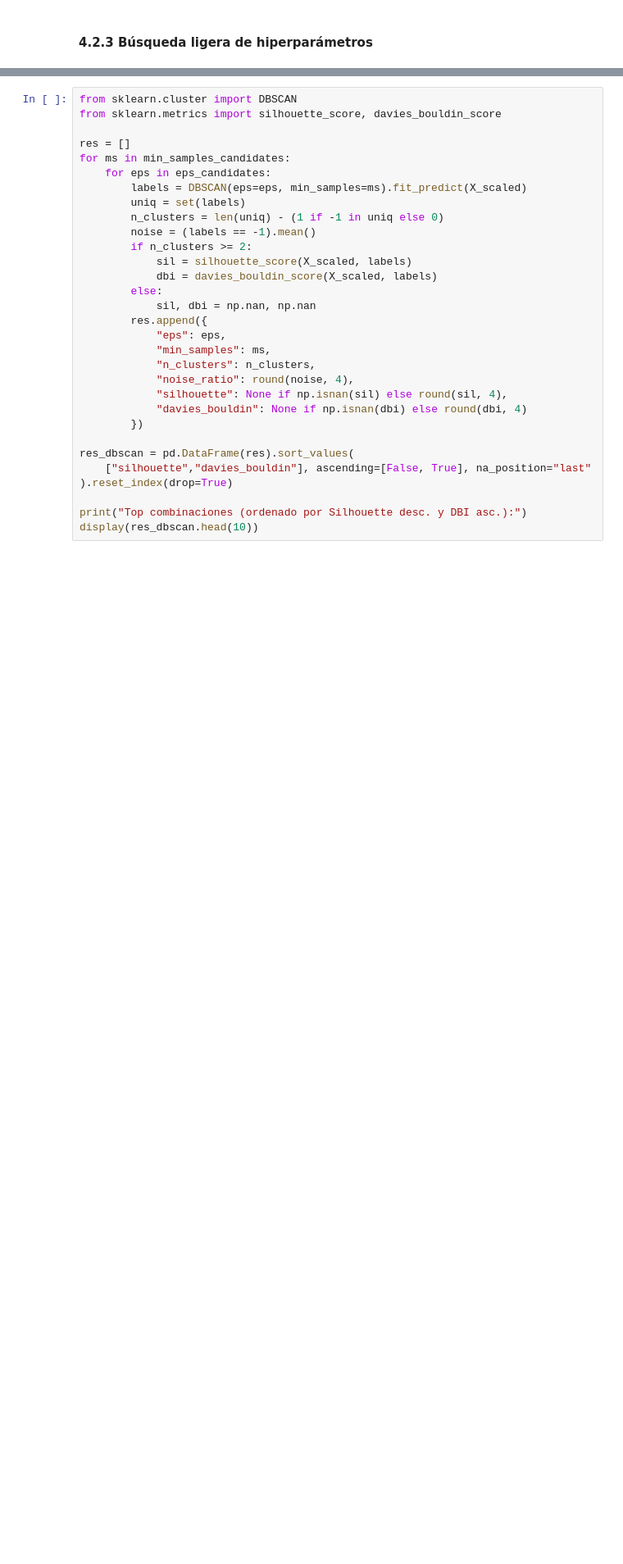
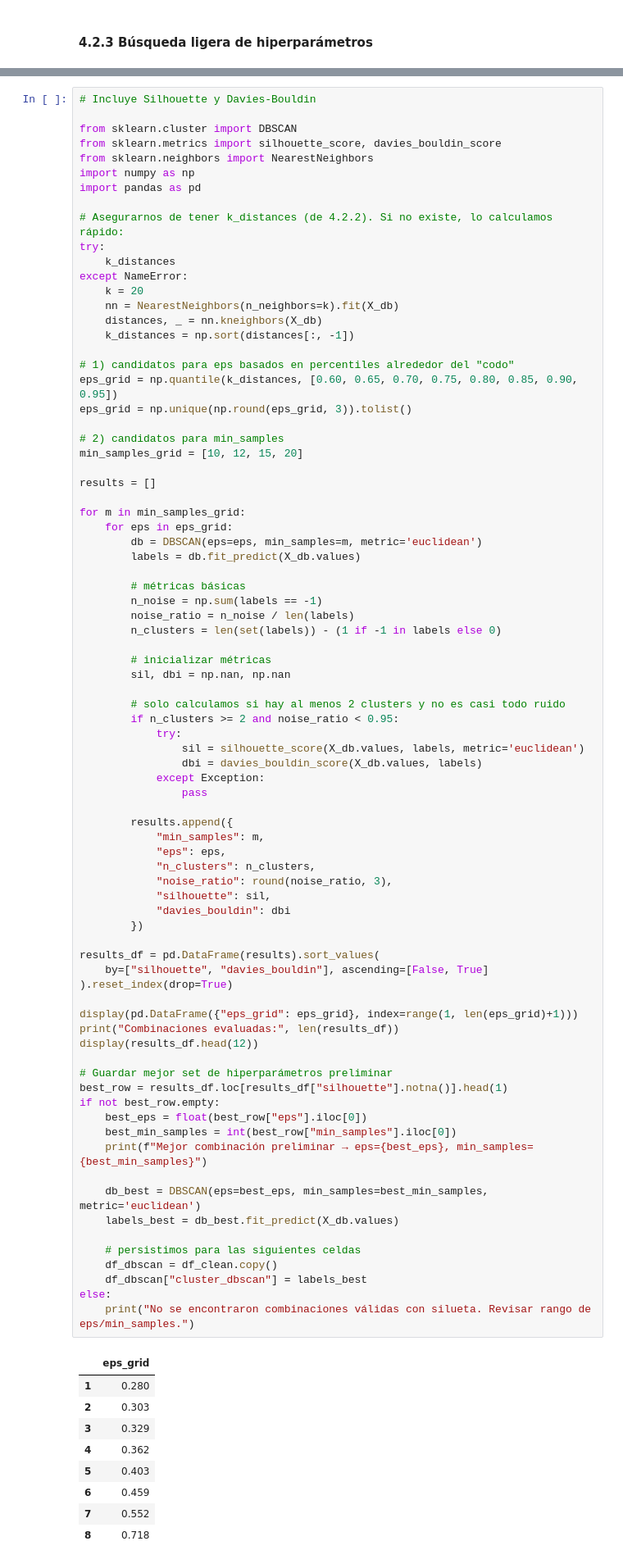
Before and after one commit to carvafel/Laboratorio-2, a Jupyter notebook: Lab2.ipynb, the cells around one changed output, grey strips where cells are left out. Shown at 82% size. Drawn from its saved outputs; the diff is of its cells as text; blank space fills up the shorter version.

```diff
--- a/Lab2.ipynb
+++ b/Lab2.ipynb
@@ -983,32 +980,90 @@ _El bloque puede tardar unos minutos porque evalúa múltiples corridas sobre to
 # %%
+# Incluye Silhouette y Davies-Bouldin
+
 from sklearn.cluster import DBSCAN
 from sklearn.metrics import silhouette_score, davies_bouldin_score
+from sklearn.neighbors import NearestNeighbors
+import numpy as np
+import pandas as pd
 
-res = []
-for ms in min_samples_candidates:
-    for eps in eps_candidates:
-        labels = DBSCAN(eps=eps, min_samples=ms).fit_predict(X_scaled)
-        uniq = set(labels)
-        n_clusters = len(uniq) - (1 if -1 in uniq else 0)
-        noise = (labels == -1).mean()
-        if n_clusters >= 2:
-            sil = silhouette_score(X_scaled, labels)
-            dbi = davies_bouldin_score(X_scaled, labels)
-        else:
-            sil, dbi = np.nan, np.nan
-        res.append({
+# Asegurarnos de tener k_distances (de 4.2.2). Si no existe, lo calculamos rápido:
+try:
+    k_distances
+except NameError:
+    k = 20
+    nn = NearestNeighbors(n_neighbors=k).fit(X_db)
+    distances, _ = nn.kneighbors(X_db)
+    k_distances = np.sort(distances[:, -1])
+
+# 1) candidatos para eps basados en percentiles alrededor del "codo"
+eps_grid = np.quantile(k_distances, [0.60, 0.65, 0.70, 0.75, 0.80, 0.85, 0.90, 0.95])
+eps_grid = np.unique(np.round(eps_grid, 3)).tolist()
+
+# 2) candidatos para min_samples
+min_samples_grid = [10, 12, 15, 20]
+
+results = []
+
+for m in min_samples_grid:
+    for eps in eps_grid:
+        db = DBSCAN(eps=eps, min_samples=m, metric='euclidean')
+        labels = db.fit_predict(X_db.values)
+
+        # métricas básicas
+        n_noise = np.sum(labels == -1)
+        noise_ratio = n_noise / len(labels)
+        n_clusters = len(set(labels)) - (1 if -1 in labels else 0)
+
+        # inicializar métricas
+        sil, dbi = np.nan, np.nan
+
+        # solo calculamos si hay al menos 2 clusters y no es casi todo ruido
+        if n_clusters >= 2 and noise_ratio < 0.95:
+            try:
+                sil = silhouette_score(X_db.values, labels, metric='euclidean')
+                dbi = davies_bouldin_score(X_db.values, labels)
+            except Exception:
+                pass
+
+        results.append({
+            "min_samples": m,
             "eps": eps,
-            "min_samples": ms,
             "n_clusters": n_clusters,
-            "noise_ratio": round(noise, 4),
-            "silhouette": None if np.isnan(sil) else round(sil, 4),
-            "davies_bouldin": None if np.isnan(dbi) else round(dbi, 4)
+            "noise_ratio": round(noise_ratio, 3),
+            "silhouette": sil,
+            "davies_bouldin": dbi
         })
 
-res_dbscan = pd.DataFrame(res).sort_values(
-    ["silhouette","davies_bouldin"], ascending=[False, True], na_position="last"
+results_df = pd.DataFrame(results).sort_values(
+    by=["silhouette", "davies_bouldin"], ascending=[False, True]
 ).reset_index(drop=True)
 
-print("Top combinaciones (ordenado por Silhouette desc. y DBI asc.):")
-display(res_dbscan.head(10))
+display(pd.DataFrame({"eps_grid": eps_grid}, index=range(1, len(eps_grid)+1)))
+print("Combinaciones evaluadas:", len(results_df))
+display(results_df.head(12))
+
+# Guardar mejor set de hiperparámetros preliminar
+best_row = results_df.loc[results_df["silhouette"].notna()].head(1)
+if not best_row.empty:
+    best_eps = float(best_row["eps"].iloc[0])
+    best_min_samples = int(best_row["min_samples"].iloc[0])
+    print(f"Mejor combinación preliminar → eps={best_eps}, min_samples={best_min_samples}")
+
+    db_best = DBSCAN(eps=best_eps, min_samples=best_min_samples, metric='euclidean')
+    labels_best = db_best.fit_predict(X_db.values)
+
+    # persistimos para las siguientes celdas
+    df_dbscan = df_clean.copy()
+    df_dbscan["cluster_dbscan"] = labels_best
+else:
+    print("No se encontraron combinaciones válidas con silueta. Revisar rango de eps/min_samples.")
 # %% [output]
+|  | eps_grid |
+| 1 | 0.280 |
+| 2 | 0.303 |
+| 3 | 0.329 |
+| 4 | 0.362 |
+| 5 | 0.403 |
+| 6 | 0.459 |
+| 7 | 0.552 |
+| 8 | 0.718 |
```
Also changed, not shown: parts of 23 cells of this notebook, 2 other files.
